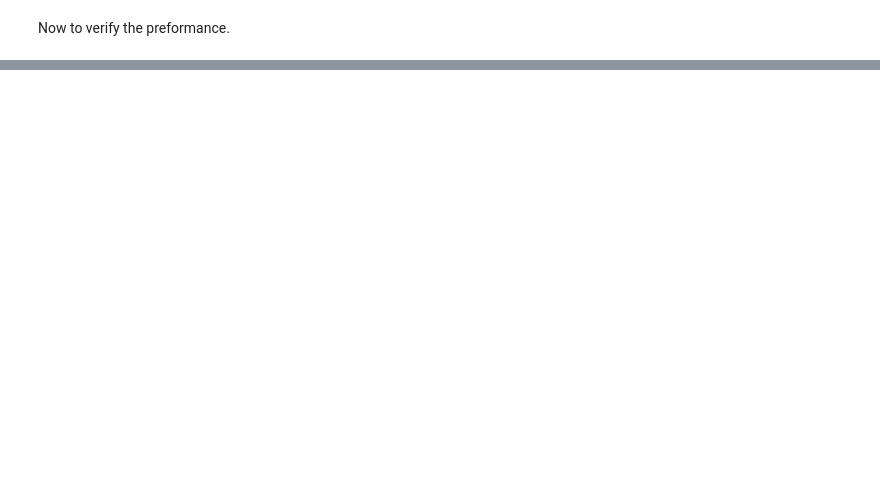
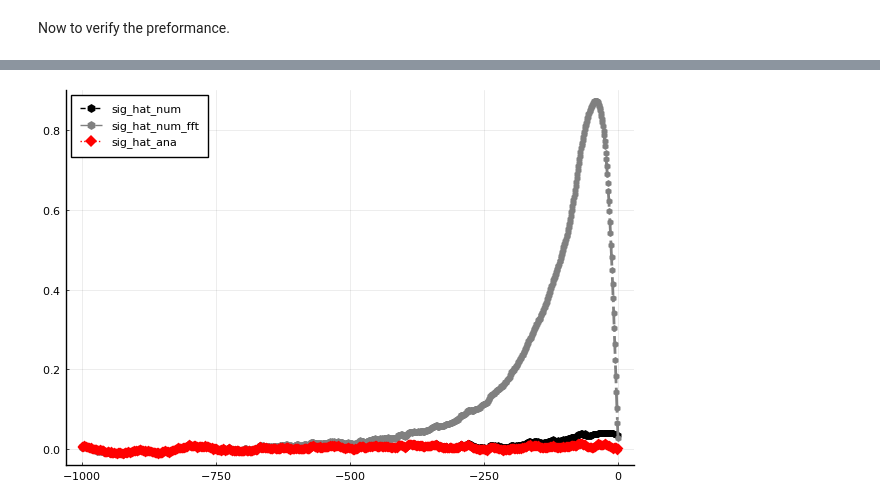
Before and after one commit to JaredMcB/DDRM, a Jupyter notebook: Tools/Wiener Filtering/Scalar Wiener Filter/Scalar Wiener filter Test AR2 Sig add WN.ipynb, the cells around one changed output, grey strips where cells are left out. Saved outputs shown, nothing was run; the diff lists cells and outputs as text; code cells hidden in the pictures; blank space fills up the shorter version.

```diff
--- a/Tools/Wiener Filtering/Scalar Wiener Filter/Scalar Wiener filter Test AR2 Sig add WN.ipynb
+++ b/Tools/Wiener Filtering/Scalar Wiener Filter/Scalar Wiener filter Test AR2 Sig add WN.ipynb
@@ -199,3 +179,12 @@ plot(lags, [C_num_fft C_ana],
+# %%
+plot(lags, [C_num C_num_fft C_ana],
+    color=[:black :grey :red],
+    line=(2,[:dash :dashdot :dot]),
+    markerstrokewidth = 0,
+    label=["sig_hat_num" "sig_hat_num_fft" "sig_hat_ana"],
+    marker=([:hex :hex :d],5))
+# %% [output]
+[figure, added]
 # %%
 lags = -Nex:0
 C_ana = crosscov(error_ana,pred,lags)
```
Also changed, not shown: parts of 15 cells of this notebook, 9 other files.
